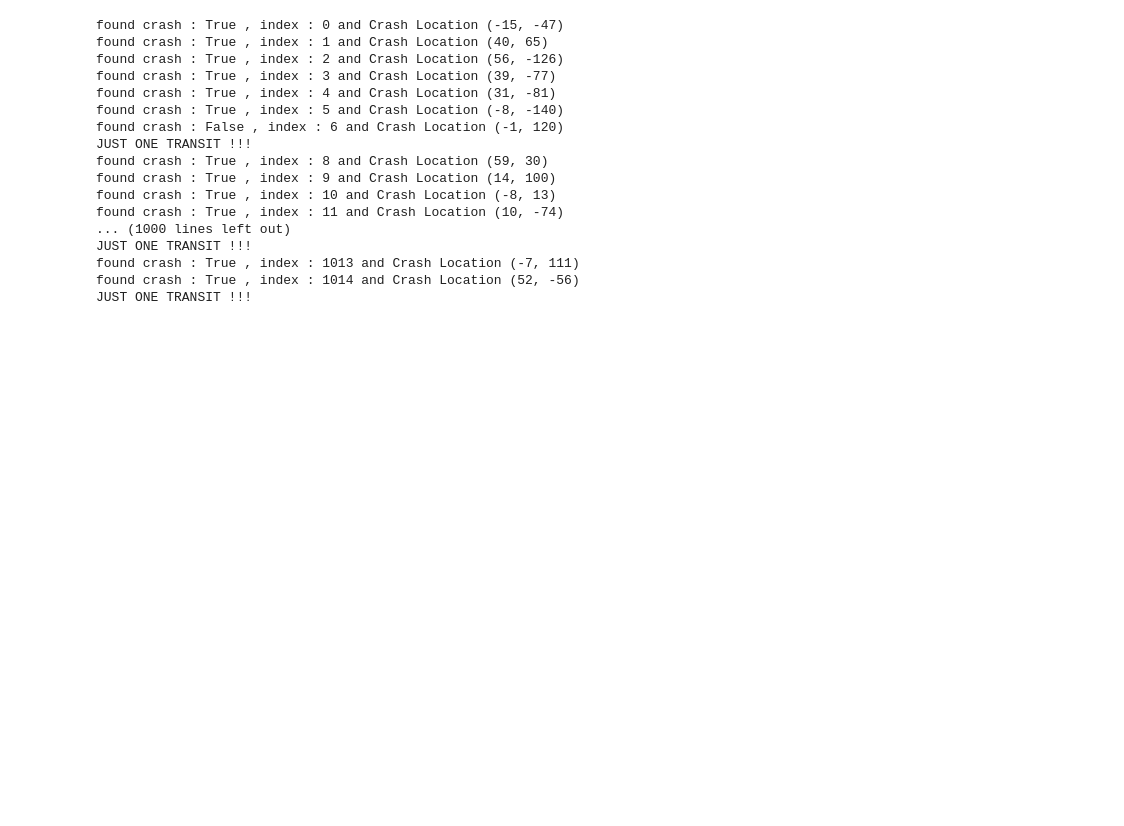
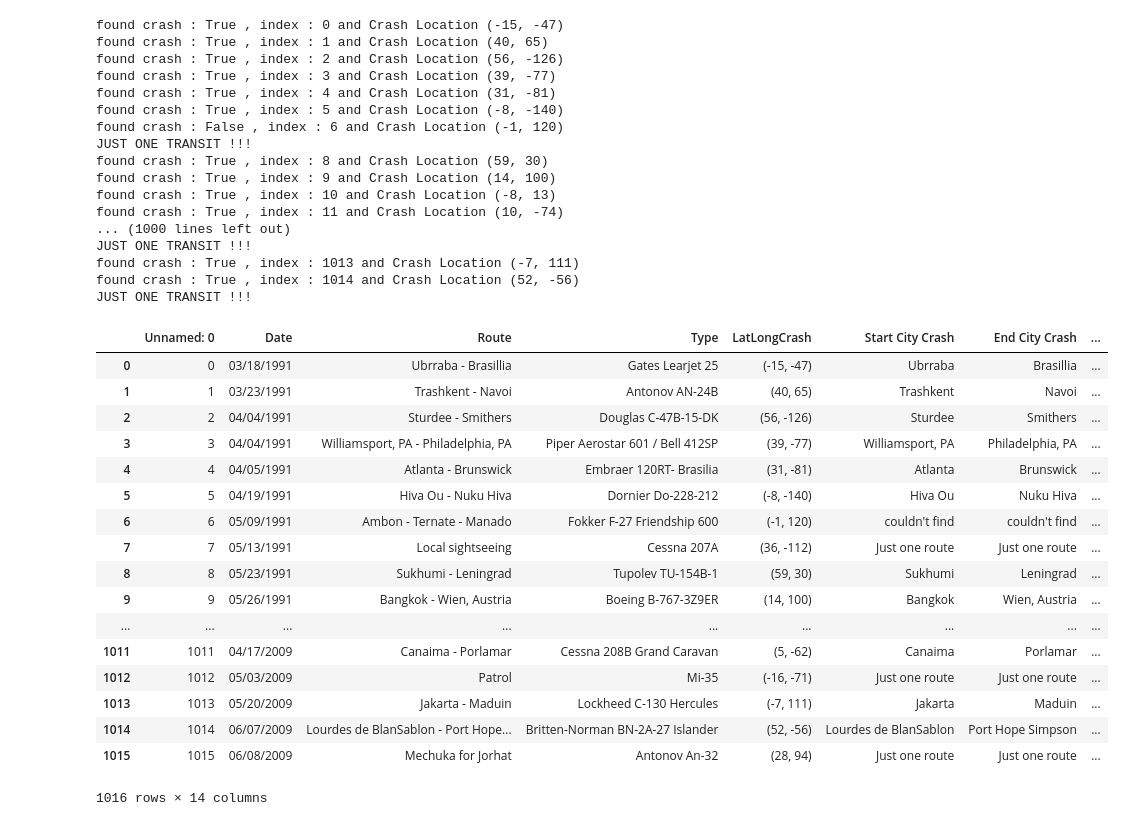
Before and after one commit to Drnoodle/dataviz, a Jupyter notebook: Preprocessing/Crash_data.ipynb, the cells around one changed output. Saved outputs shown, nothing was run; the diff lists cells and outputs as text; code cells hidden in the pictures; blank space fills up the shorter version.

Commit message:
map test final

```diff
--- a/Preprocessing/Crash_data.ipynb
+++ b/Preprocessing/Crash_data.ipynb
@@ -196,3 +219,33 @@ found crash : True , index : 1014 and Crash Location (52, -56)
 JUST ONE TRANSIT !!!
 # %%
 data.to_csv('map_test', sep = '#')
+# %%
+data1 = pd.read_csv('Crash_Df', sep = '#')
+# %%
+data2 = pd.read_csv('map_test', sep = '#')
+# %%
+data2['Operator'] = data1['Operator']
+data2['Summary'] = data1['Summary']
+data2['Aboard'] = data1['Aboard']
+data2['Fatalities'] = data1['Fatalities']
+# %%
+data2.to_csv('map_test_final', sep = '#')
+# %% [output]
+|  | Unnamed: 0 | Date | Route | Type | LatLongCrash | Start City Crash | End City Crash | ... |
+| 0 | 0 | 03/18/1991 | Ubrraba - Brasillia | Gates Learjet 25 | (-15, -47) | Ubrraba | Brasillia | ... |
+| 1 | 1 | 03/23/1991 | Trashkent - Navoi | Antonov AN-24B | (40, 65) | Trashkent | Navoi | ... |
+| 2 | 2 | 04/04/1991 | Sturdee - Smithers | Douglas C-47B-15-DK | (56, -126) | Sturdee | Smithers | ... |
+| 3 | 3 | 04/04/1991 | Williamsport, PA - Philadelphia, PA | Piper Aerostar 601 / Bell 412SP | (39, -77) | Williamsport, PA | Philadelphia, PA | ... |
+| 4 | 4 | 04/05/1991 | Atlanta - Brunswick | Embraer 120RT- Brasilia | (31, -81) | Atlanta | Brunswick | ... |
+| 5 | 5 | 04/19/1991 | Hiva Ou - Nuku Hiva | Dornier Do-228-212 | (-8, -140) | Hiva Ou | Nuku Hiva | ... |
+| 6 | 6 | 05/09/1991 | Ambon - Ternate - Manado | Fokker F-27 Friendship 600 | (-1, 120) | couldn't find | couldn't find | ... |
+| 7 | 7 | 05/13/1991 | Local sightseeing | Cessna 207A | (36, -112) | Just one route | Just one route | ... |
+| 8 | 8 | 05/23/1991 | Sukhumi - Leningrad | Tupolev TU-154B-1 | (59, 30) | Sukhumi | Leningrad | ... |
+| 9 | 9 | 05/26/1991 | Bangkok - Wien, Austria | Boeing B-767-3Z9ER | (14, 100) | Bangkok | Wien, Austria | ... |
+| ... | ... | ... | ... | ... | ... | ... | ... | ... |
+| 1011 | 1011 | 04/17/2009 | Canaima - Porlamar | Cessna 208B Grand Caravan | (5, -62) | Canaima | Porlamar | ... |
+| 1012 | 1012 | 05/03/2009 | Patrol | Mi-35 | (-16, -71) | Just one route | Just one route | ... |
+| 1013 | 1013 | 05/20/2009 | Jakarta - Maduin | Lockheed C-130 Hercules | (-7, 111) | Jakarta | Maduin | ... |
+| 1014 | 1014 | 06/07/2009 | Lourdes de BlanSablon - Port Hope... | Britten-Norman BN-2A-27 Islander | (52, -56) | Lourdes de BlanSablon | Port Hope Simpson | ... |
+| 1015 | 1015 | 06/08/2009 | Mechuka for Jorhat | Antonov An-32 | (28, 94) | Just one route | Just one route | ... |
+1016 rows × 14 columns
```
Also changed, not shown: parts of 4 cells of this notebook, 2 other files.
